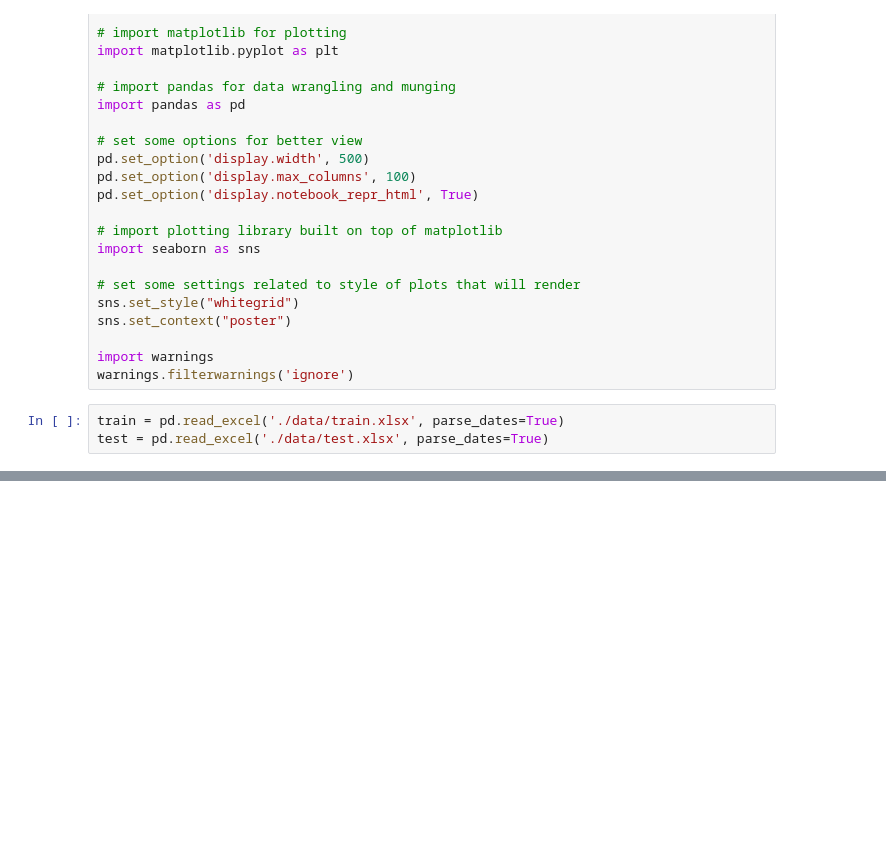
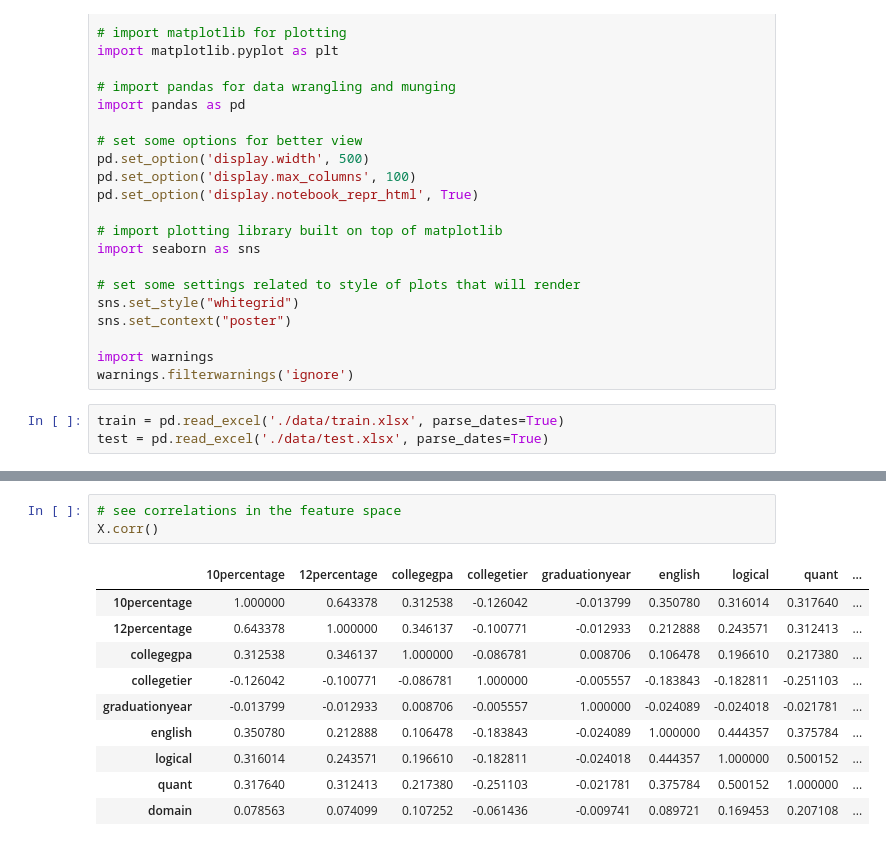
Before and after one commit to numb3r33/CoDS2016, a Jupyter notebook: Modelling.ipynb, the cells around one changed output, grey strips where cells are left out. Drawn from its saved outputs; the diff is of its cells as text; blank space fills up the shorter version.

```diff
--- a/Modelling.ipynb
+++ b/Modelling.ipynb
@@ -30,0 +161,14 @@ test = pd.read_excel('./data/test.xlsx', parse_dates=True)
+# %%
+# see correlations in the feature space
+X.corr()
+# %% [output]
+|  | 10percentage | 12percentage | collegegpa | collegetier | graduationyear | english | logical | quant | ... |
+| 10percentage | 1.000000 | 0.643378 | 0.312538 | -0.126042 | -0.013799 | 0.350780 | 0.316014 | 0.317640 | ... |
+| 12percentage | 0.643378 | 1.000000 | 0.346137 | -0.100771 | -0.012933 | 0.212888 | 0.243571 | 0.312413 | ... |
+| collegegpa | 0.312538 | 0.346137 | 1.000000 | -0.086781 | 0.008706 | 0.106478 | 0.196610 | 0.217380 | ... |
+| collegetier | -0.126042 | -0.100771 | -0.086781 | 1.000000 | -0.005557 | -0.183843 | -0.182811 | -0.251103 | ... |
+| graduationyear | -0.013799 | -0.012933 | 0.008706 | -0.005557 | 1.000000 | -0.024089 | -0.024018 | -0.021781 | ... |
+| english | 0.350780 | 0.212888 | 0.106478 | -0.183843 | -0.024089 | 1.000000 | 0.444357 | 0.375784 | ... |
+| logical | 0.316014 | 0.243571 | 0.196610 | -0.182811 | -0.024018 | 0.444357 | 1.000000 | 0.500152 | ... |
+| quant | 0.317640 | 0.312413 | 0.217380 | -0.251103 | -0.021781 | 0.375784 | 0.500152 | 1.000000 | ... |
+| domain | 0.078563 | 0.074099 | 0.107252 | -0.061436 | -0.009741 | 0.089721 | 0.169453 | 0.207108 | ... |
```
Also changed, not shown: parts of 23 cells of this notebook, 1 other file.
